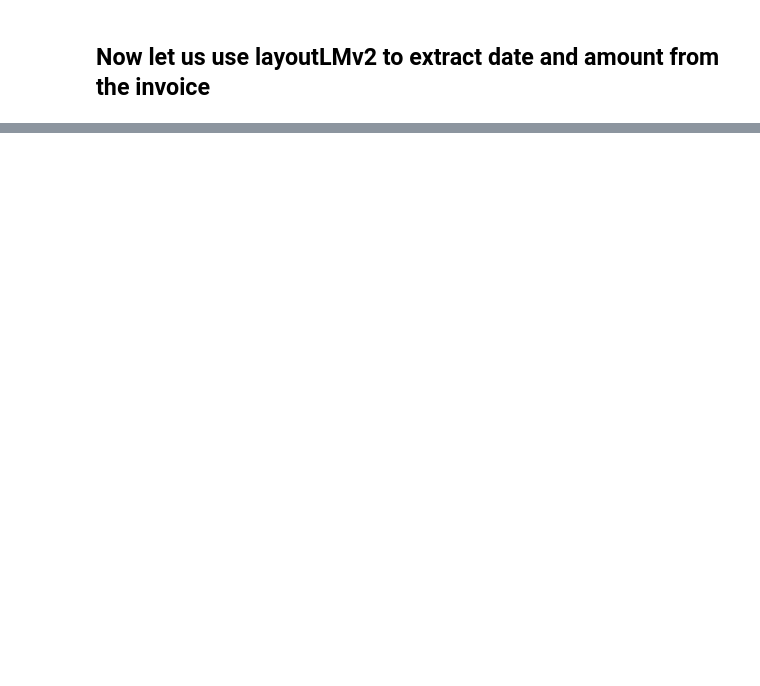
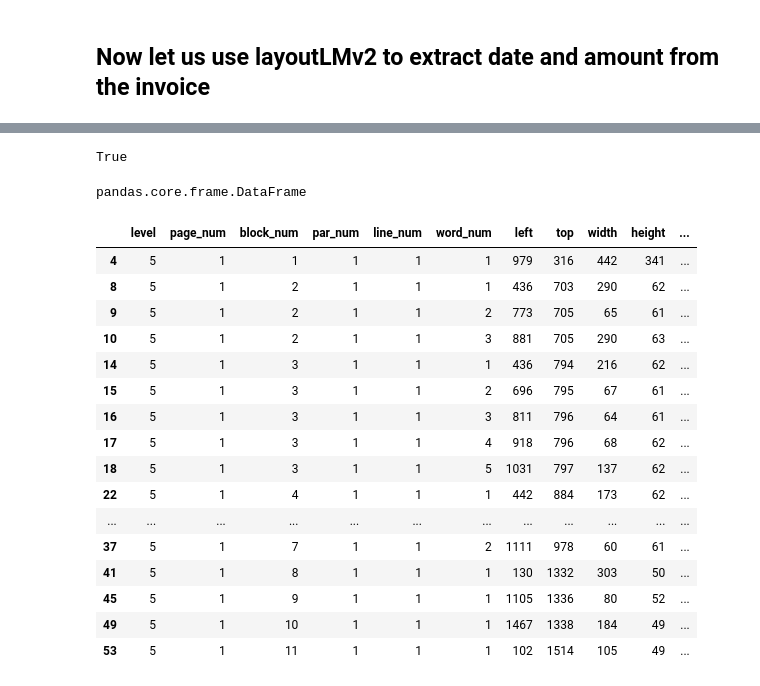
Before and after one commit to JiaenLiu123/final_project, a Jupyter notebook: test_scripts/test_layoutLMv2.ipynb, the cells around one changed output, grey strips where cells are left out. Saved outputs shown, nothing was run; the diff lists cells and outputs as text; code cells hidden in the pictures; blank space fills up the shorter version.

```diff
--- a/test_scripts/test_layoutLMv2.ipynb
+++ b/test_scripts/test_layoutLMv2.ipynb
@@ -360,7 +223,7 @@ import pytesseract
 from PIL import Image
 # /Users/liujiaen/Documents/Text_Recognition/final_project/error_images/2a23868c-23e3-4638-beac-4db7fe220634.jpg
 image = Image.open("/home/jiaenliu/final_project/testimage/4.jpg")
-data = pytesseract.image_to_data(image, config='--psm 12 --oem 2')
+data = pytesseract.image_to_data(image, config='--psm 12 --oem 1',output_type='data.frame')
 print(data)
 # %% [output]
 huggingface/tokenizers: The current process just got forked, after parallelism has already been used. Disabling parallelism to avoid deadlocks...
@@ -371,2 +246,32 @@ TesseractError: (1, "Error: Tesseract (legacy) engine requested, but components
+# %%
+torch.cuda.is_available()
+# %% [output]
+True
+# %%
+type(data)
+# %% [output]
+pandas.core.frame.DataFrame
+# %%
+data = data.dropna()
+# %%
+data.head(20)
+# %% [output]
+|  | level | page_num | block_num | par_num | line_num | word_num | left | top | width | height | ... |
+| 4 | 5 | 1 | 1 | 1 | 1 | 1 | 979 | 316 | 442 | 341 | ... |
+| 8 | 5 | 1 | 2 | 1 | 1 | 1 | 436 | 703 | 290 | 62 | ... |
+| 9 | 5 | 1 | 2 | 1 | 1 | 2 | 773 | 705 | 65 | 61 | ... |
+| 10 | 5 | 1 | 2 | 1 | 1 | 3 | 881 | 705 | 290 | 63 | ... |
+| 14 | 5 | 1 | 3 | 1 | 1 | 1 | 436 | 794 | 216 | 62 | ... |
+| 15 | 5 | 1 | 3 | 1 | 1 | 2 | 696 | 795 | 67 | 61 | ... |
+| 16 | 5 | 1 | 3 | 1 | 1 | 3 | 811 | 796 | 64 | 61 | ... |
+| 17 | 5 | 1 | 3 | 1 | 1 | 4 | 918 | 796 | 68 | 62 | ... |
+| 18 | 5 | 1 | 3 | 1 | 1 | 5 | 1031 | 797 | 137 | 62 | ... |
+| 22 | 5 | 1 | 4 | 1 | 1 | 1 | 442 | 884 | 173 | 62 | ... |
+| ... | ... | ... | ... | ... | ... | ... | ... | ... | ... | ... | ... |
+| 37 | 5 | 1 | 7 | 1 | 1 | 2 | 1111 | 978 | 60 | 61 | ... |
+| 41 | 5 | 1 | 8 | 1 | 1 | 1 | 130 | 1332 | 303 | 50 | ... |
+| 45 | 5 | 1 | 9 | 1 | 1 | 1 | 1105 | 1336 | 80 | 52 | ... |
+| 49 | 5 | 1 | 10 | 1 | 1 | 1 | 1467 | 1338 | 184 | 49 | ... |
+| 53 | 5 | 1 | 11 | 1 | 1 | 1 | 102 | 1514 | 105 | 49 | ... |
 # %%
 image
```
Also changed, not shown: parts of 29 cells of this notebook, 4 other files.
